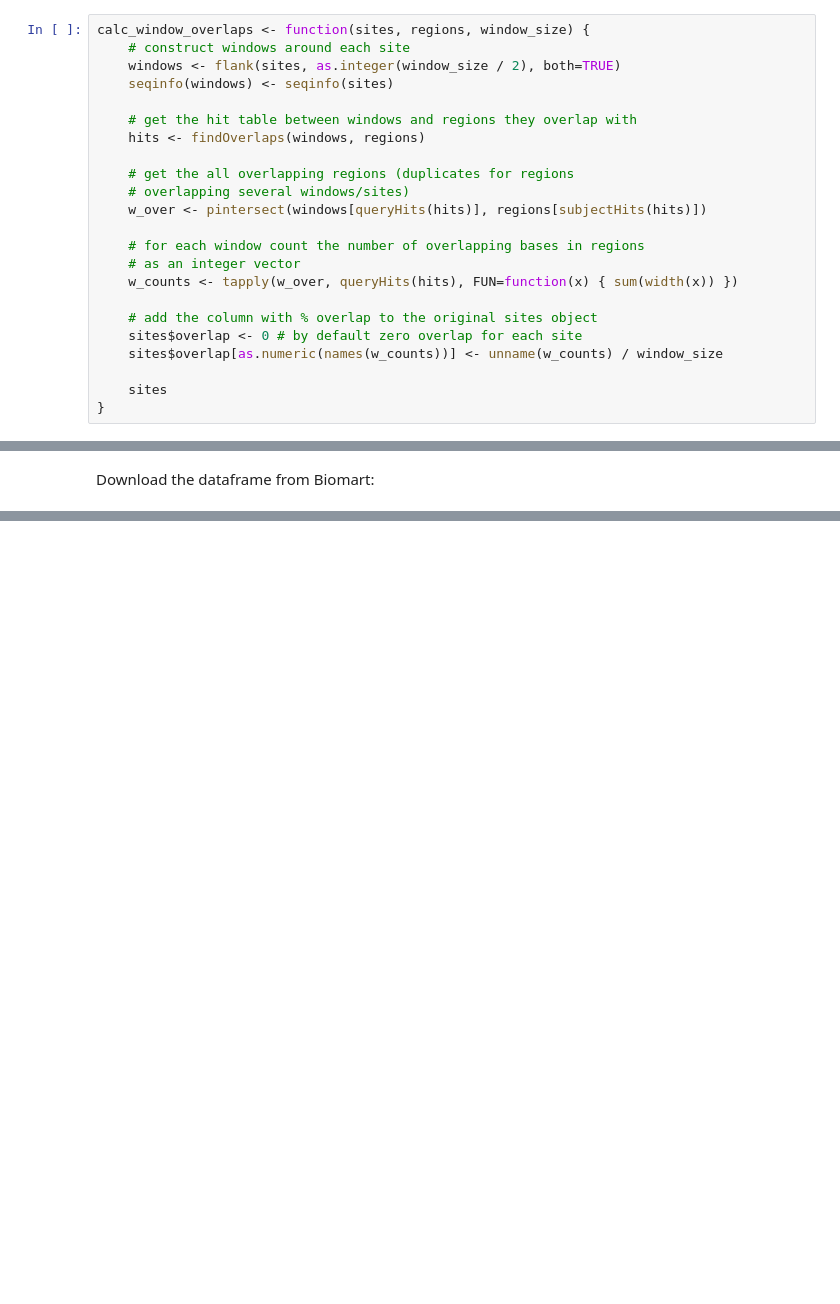
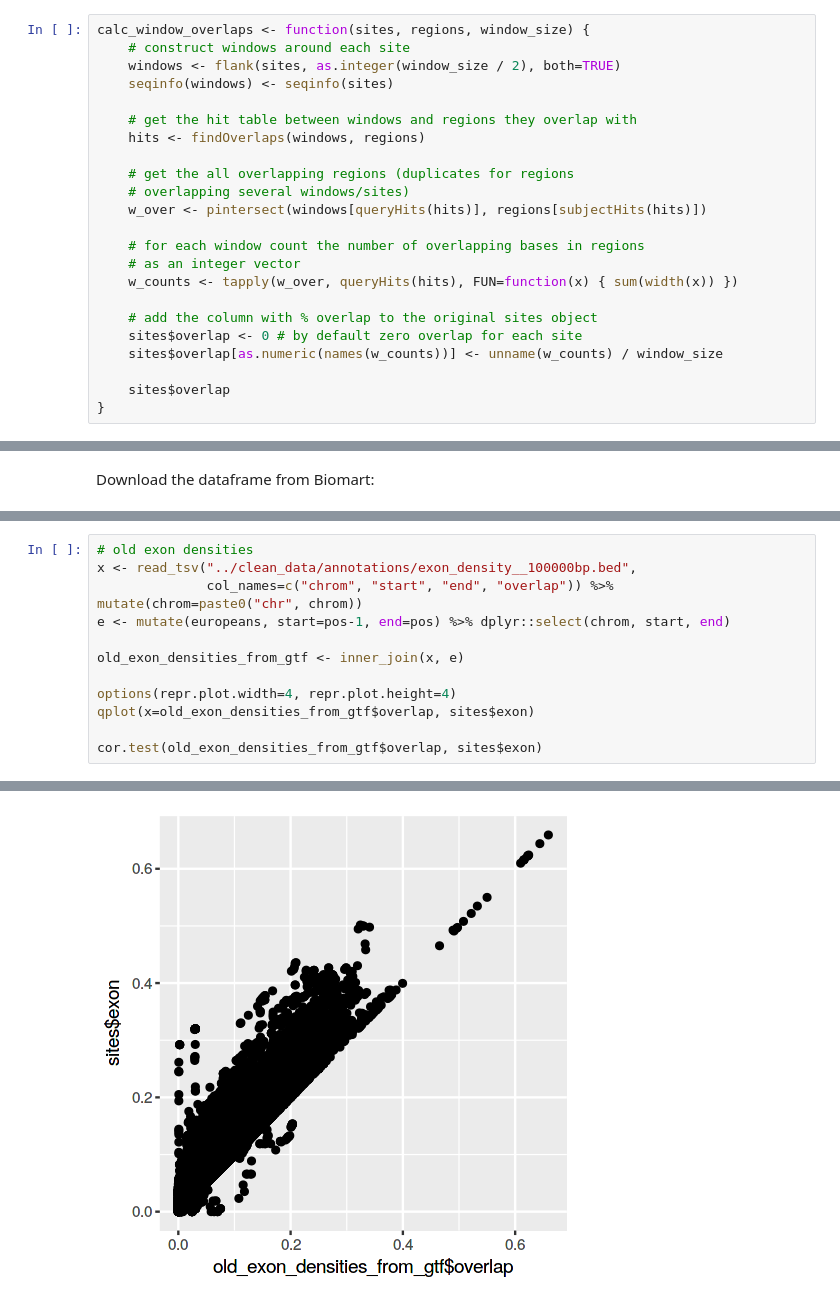
Before and after one commit to bodkan/nea-over-time, a Jupyter notebook: notebooks/introgression_predictors.ipynb, the cells around one changed output, grey strips where cells are left out. Drawn from its saved outputs; the diff is of its cells as text; blank space fills up the shorter version.

Commit message:
Unify the density calculating code for all features

```diff
--- a/notebooks/introgression_predictors.ipynb
+++ b/notebooks/introgression_predictors.ipynb
@@ -245,7 +245,7 @@ calc_window_overlaps <- function(sites, regions, window_size) {
     sites$overlap <- 0 # by default zero overlap for each site
     sites$overlap[as.numeric(names(w_counts))] <- unname(w_counts) / window_size
 
-    sites
+    sites$overlap
 }
 # %% [markdown]
 Test of this function on the toy dataset from above:
@@ -407,0 +385,13 @@ length(regulatory_features_gr)
+# %%
+# old exon densities
+x <- read_tsv("../clean_data/annotations/exon_density__100000bp.bed",
+              col_names=c("chrom", "start", "end", "overlap")) %>% mutate(chrom=paste0("chr", chrom))
+e <- mutate(europeans, start=pos-1, end=pos) %>% dplyr::select(chrom, start, end)
+
+old_exon_densities_from_gtf <- inner_join(x, e)
+
+options(repr.plot.width=4, repr.plot.height=4)
+qplot(x=old_exon_densities_from_gtf$overlap, sites$exon)
+
+cor.test(old_exon_densities_from_gtf$overlap, sites$exon)
+# %% [output]
@@ -407,0 +416 @@ length(regulatory_features_gr)
+[figure, added]
```
Also changed, not shown: parts of 27 cells of this notebook.
